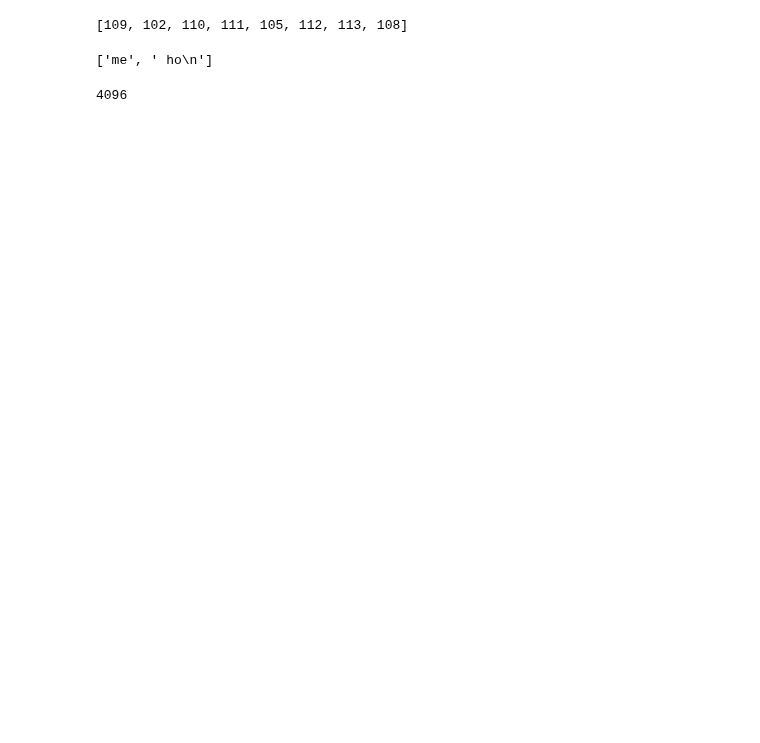
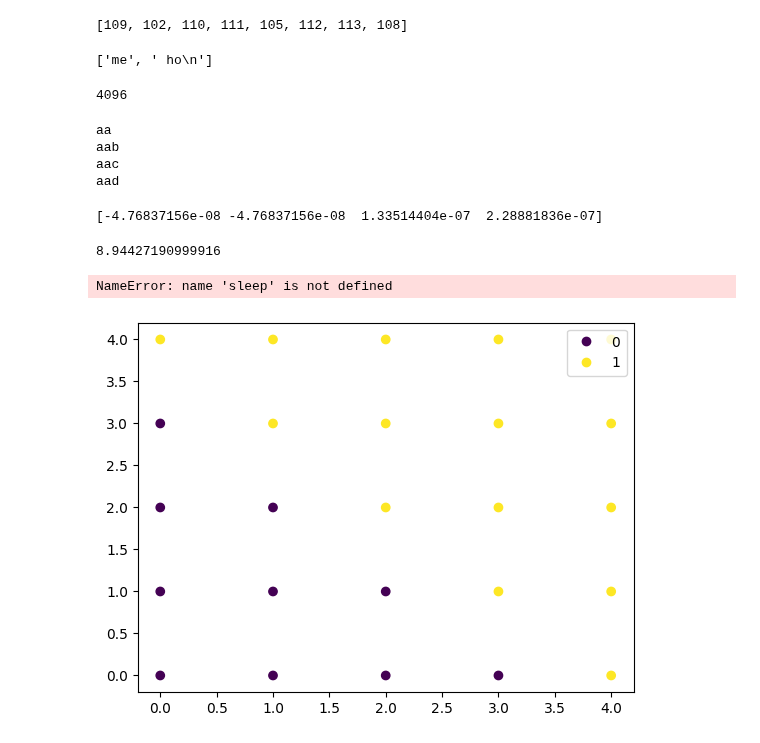
Before and after one commit to elijahchoi1030/GHHS, a Jupyter notebook: hw3/hw3.ipynb, the cells around one changed output. Cells and saved outputs as stored; diff of their text form; code cells hidden in the pictures; blank space fills up the shorter version.

```diff
--- a/hw3/hw3.ipynb
+++ b/hw3/hw3.ipynb
@@ -148,3 +177,47 @@ a = "HH\n"
 a.strip()
 # %% [output]
 4096
+# %%
+a = ["bb", "aa", "aab", "aac", "aad"]
+for d in a:
+    if "aa" in d:
+        print(d)
+# %% [output]
+aa
+aab
+aac
+aad
+# %%
+import numpy as np
+d = [3.3, 3.55, -6.89, 7.26]
+a = np.array(d).astype(np.string_)
+a = a.astype(np.float32)
+print(a - d)
+# %% [output]
+[-4.76837156e-08 -4.76837156e-08  1.33514404e-07  2.28881836e-07]
+# %%
+X = np.arange(0, 10, 1)
+Y = np.arange(0, 5, 1)
+X, Y = np.meshgrid(X, Y)
+Z = np.sqrt(X**2 + Y**2)
+print(Z[4, 8])
+# %% [output]
+8.94427190999916
+# %%
+sleep(100)
+# %% [output]
+NameError: name 'sleep' is not defined
+# %%
+import numpy as np
+import matplotlib.pyplot as plt
+
+X = np.arange(0, 5, 1)
+Y = np.arange(0, 5, 1)
+X, Y = np.meshgrid(X, Y)
+Z = (X+Y)>3
+fig, ax = plt.subplots()
+scatter = ax.scatter(X, Y, c=Z)
+plt.legend(*scatter.legend_elements(),)
+plt.show()
+# %% [output]
+[figure, added]
```
Also changed, not shown: parts of 4 cells of this notebook, 4 other files.
